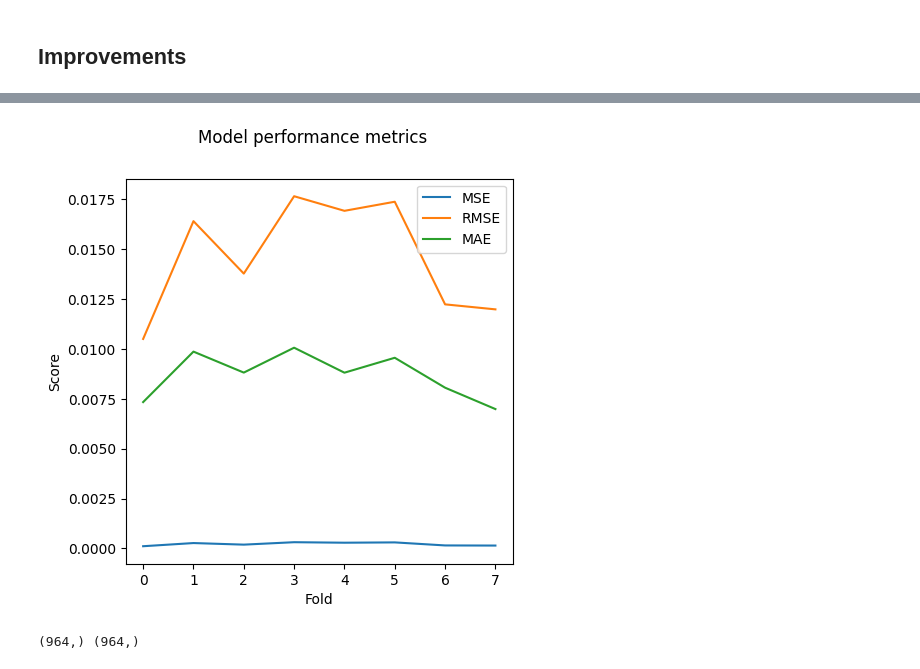
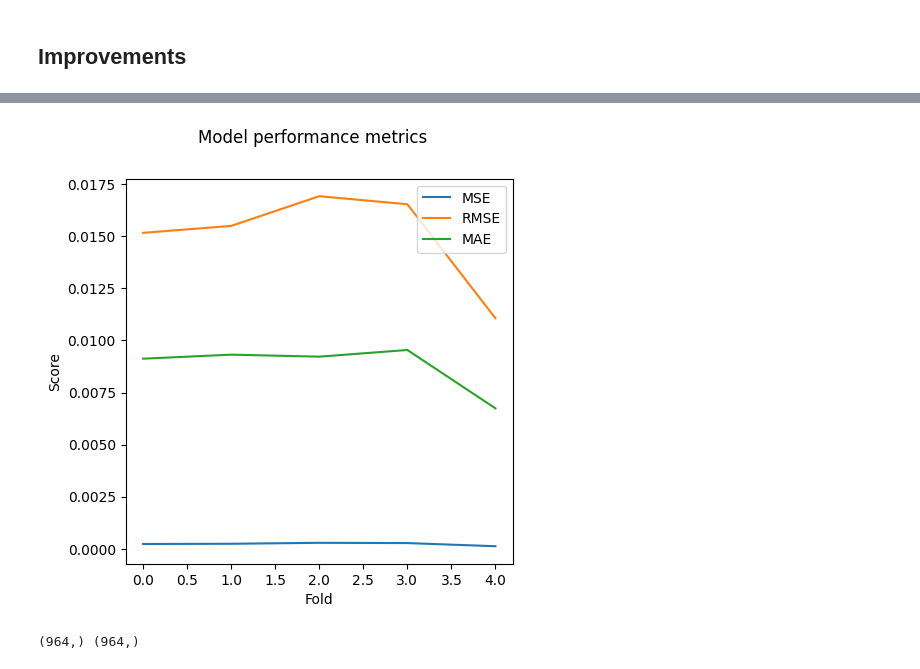
Before and after one commit to angyaloliver/bip-ml4eo, a Jupyter notebook: src/bip-ml4eo.ipynb, the cells around one changed output, grey strips where cells are left out. Cells and saved outputs as stored; diff of their text form; code cells hidden in the pictures.

Commit message:
Add grid search and more plots

```diff
--- a/src/bip-ml4eo.ipynb
+++ b/src/bip-ml4eo.ipynb
@@ -684,17 +724,17 @@ Without (just lags):
 # %%
 fig, ax = plt.subplots(figsize=(5, 5))
 fig.suptitle("Model performance metrics")
 
-ax.plot(mse_scores, label="MSE")
-ax.plot(rmse_scores, label="RMSE")
-ax.plot(mae_scores, label="MAE")
+ax.plot(best_results[1]["mse"], label="MSE")
+ax.plot(best_results[1]["rmse"], label="RMSE")
+ax.plot(best_results[1]["mae"], label="MAE")
 
 plt.xlabel("Fold")
 plt.ylabel("Score")
 plt.legend(loc="best")
 plt.show()
 # %% [output]
-[figure, old version]
+[figure, new version]
 # %%
 import matplotlib.pyplot as plt
 
```
Also changed, not shown: parts of 2 cells of this notebook.
